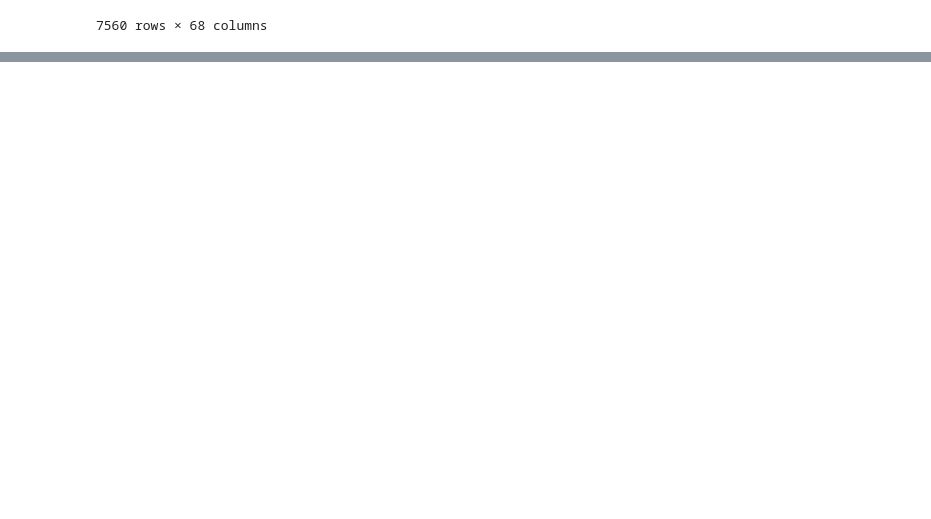
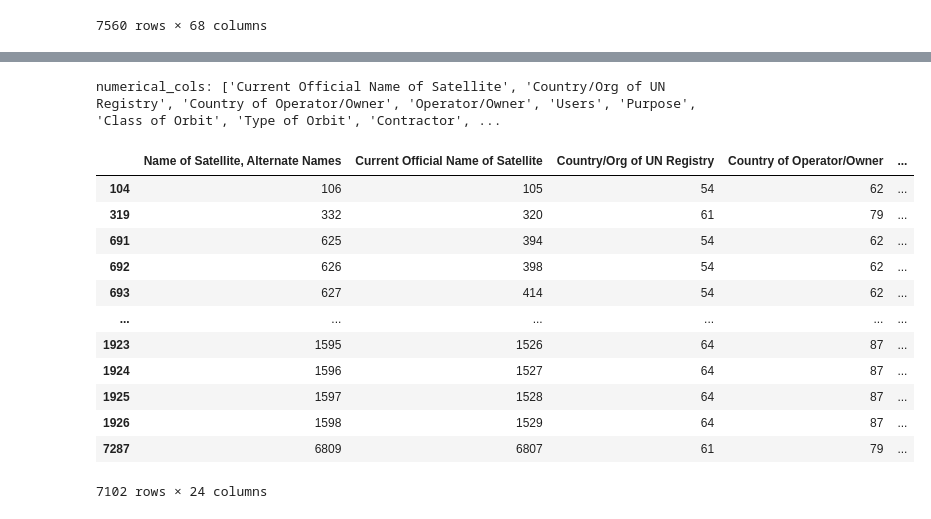
Before and after one commit to Goutham-26/DSA, a Jupyter notebook: mini_project.ipynb, the cells around one changed output, grey strips where cells are left out. Saved outputs shown, nothing was run; the diff lists cells and outputs as text; code cells hidden in the pictures; blank space fills up the shorter version.

```diff
--- a/mini_project.ipynb
+++ b/mini_project.ipynb
@@ -74,0 +377,26 @@ Extracted 7560 rows
+# %%
+numerical_cols = satellite_cleaned.select_dtypes(include=['object']).columns.tolist()
+print("numerical_cols:",numerical_cols)
+
+features_to_scale = [col for col in numerical_cols]
+
+for col in features_to_scale:
+    satellite_cleaned[col] = satellite_cleaned[col].astype(str)
+    satellite_cleaned[col] = label_encoder.fit_transform(satellite_cleaned[col])
+
+satellite_cleaned
+# %% [output]
+numerical_cols: ['Current Official Name of Satellite', 'Country/Org of UN Registry', 'Country of Operator/Owner', 'Operator/Owner', 'Users', 'Purpose', 'Class of Orbit', 'Type of Orbit', 'Contractor', ...
+|  | Name of Satellite, Alternate Names | Current Official Name of Satellite | Country/Org of UN Registry | Country of Operator/Owner | ... |
+| 104 | 106 | 105 | 54 | 62 | ... |
+| 319 | 332 | 320 | 61 | 79 | ... |
+| 691 | 625 | 394 | 54 | 62 | ... |
+| 692 | 626 | 398 | 54 | 62 | ... |
+| 693 | 627 | 414 | 54 | 62 | ... |
+| ... | ... | ... | ... | ... | ... |
+| 1923 | 1595 | 1526 | 64 | 87 | ... |
+| 1924 | 1596 | 1527 | 64 | 87 | ... |
+| 1925 | 1597 | 1528 | 64 | 87 | ... |
+| 1926 | 1598 | 1529 | 64 | 87 | ... |
+| 7287 | 6809 | 6807 | 61 | 79 | ... |
+7102 rows × 24 columns
```
Also changed, not shown: parts of 21 cells of this notebook.
